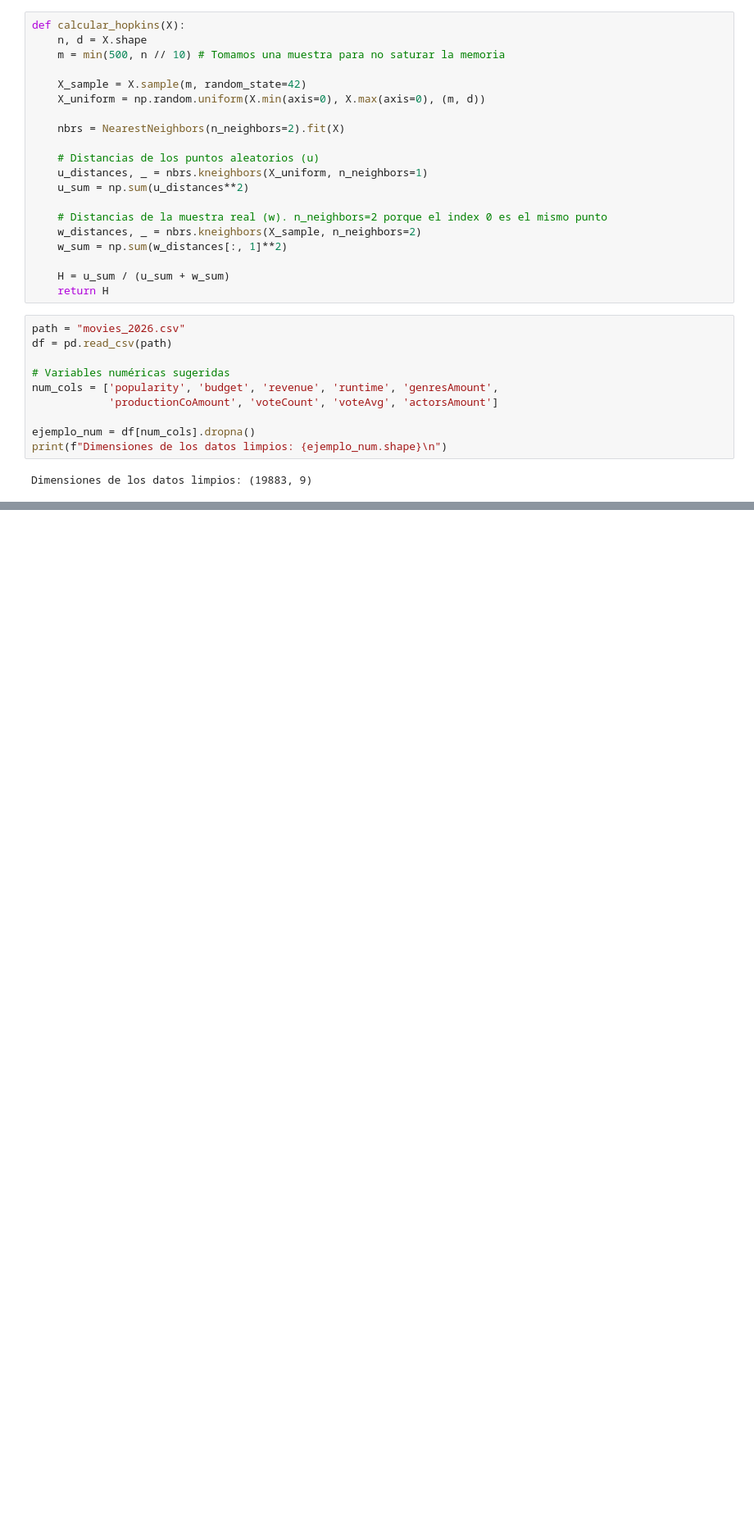
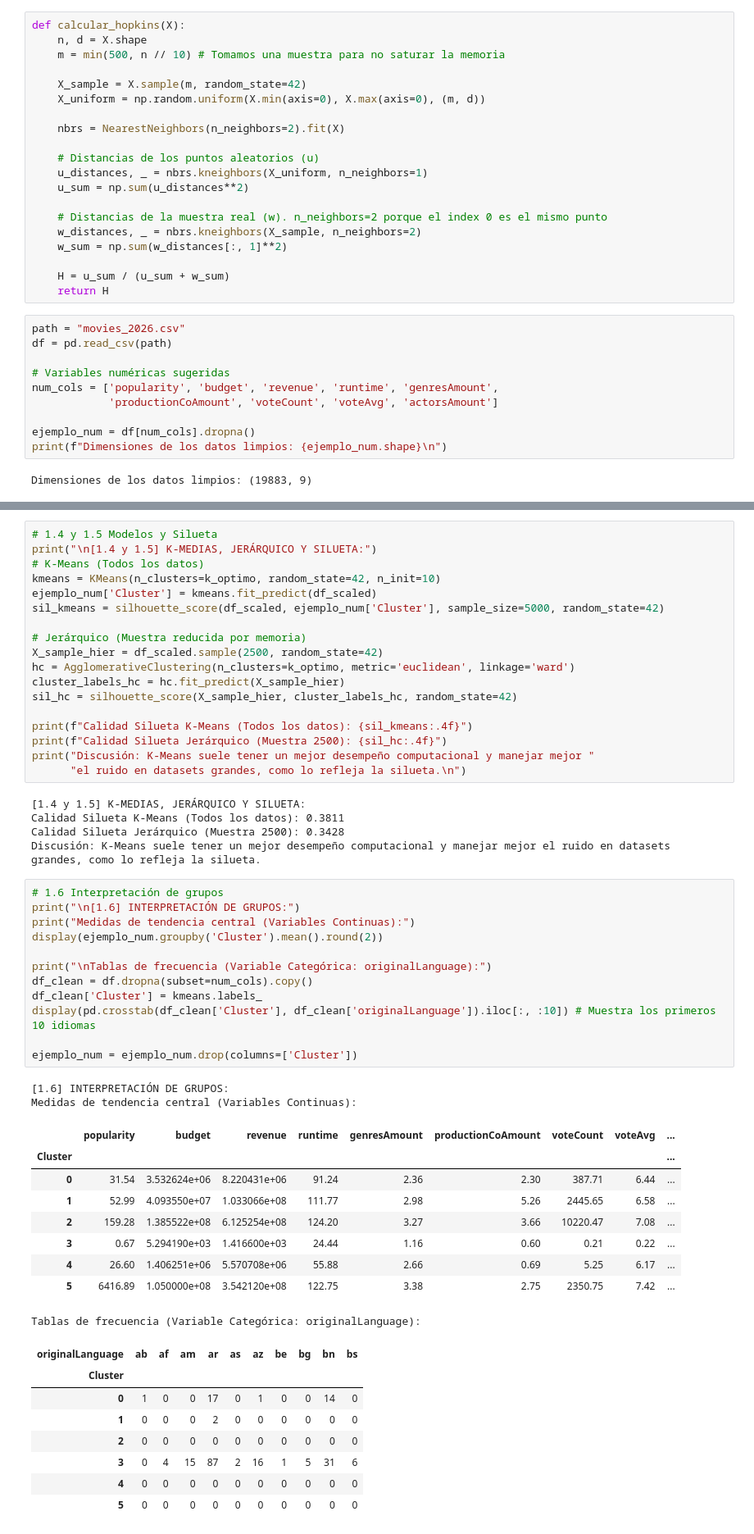
Before and after one commit to Palasuwu/Lab02Nosupervisado, a Jupyter notebook: Lab04.ipynb, the cells around one changed output, grey strips where cells are left out. Shown at 82% size. Saved outputs shown, nothing was run; the diff lists cells and outputs as text; blank space fills up the shorter version.

```diff
--- a/Lab04.ipynb
+++ b/Lab04.ipynb
@@ -48,0 +94,55 @@ Dimensiones de los datos limpios: (19883, 9)
+# %%
+# 1.4 y 1.5 Modelos y Silueta
+print("\n[1.4 y 1.5] K-MEDIAS, JERÁRQUICO Y SILUETA:")
+# K-Means (Todos los datos)
+kmeans = KMeans(n_clusters=k_optimo, random_state=42, n_init=10)
+ejemplo_num['Cluster'] = kmeans.fit_predict(df_scaled)
+sil_kmeans = silhouette_score(df_scaled, ejemplo_num['Cluster'], sample_size=5000, random_state=42)
+
+# Jerárquico (Muestra reducida por memoria)
+X_sample_hier = df_scaled.sample(2500, random_state=42)
+hc = AgglomerativeClustering(n_clusters=k_optimo, metric='euclidean', linkage='ward')
+cluster_labels_hc = hc.fit_predict(X_sample_hier)
+sil_hc = silhouette_score(X_sample_hier, cluster_labels_hc, random_state=42)
+
+print(f"Calidad Silueta K-Means (Todos los datos): {sil_kmeans:.4f}")
+print(f"Calidad Silueta Jerárquico (Muestra 2500): {sil_hc:.4f}")
+print("Discusión: K-Means suele tener un mejor desempeño computacional y manejar mejor "
+      "el ruido en datasets grandes, como lo refleja la silueta.\n")
+# %% [output]
+[1.4 y 1.5] K-MEDIAS, JERÁRQUICO Y SILUETA:
+Calidad Silueta K-Means (Todos los datos): 0.3811
+Calidad Silueta Jerárquico (Muestra 2500): 0.3428
+Discusión: K-Means suele tener un mejor desempeño computacional y manejar mejor el ruido en datasets grandes, como lo refleja la silueta.
+# %%
+# 1.6 Interpretación de grupos
+print("\n[1.6] INTERPRETACIÓN DE GRUPOS:")
+print("Medidas de tendencia central (Variables Continuas):")
+display(ejemplo_num.groupby('Cluster').mean().round(2))
+
+print("\nTablas de frecuencia (Variable Categórica: originalLanguage):")
+df_clean = df.dropna(subset=num_cols).copy()
+df_clean['Cluster'] = kmeans.labels_
+display(pd.crosstab(df_clean['Cluster'], df_clean['originalLanguage']).iloc[:, :10]) # Muestra los primeros 10 idiomas
+
+ejemplo_num = ejemplo_num.drop(columns=['Cluster'])
+# %% [output]
+[1.6] INTERPRETACIÓN DE GRUPOS:
+Medidas de tendencia central (Variables Continuas):
+|  | popularity | budget | revenue | runtime | genresAmount | productionCoAmount | voteCount | voteAvg | ... |
+| Cluster |  |  |  |  |  |  |  |  | ... |
+| 0 | 31.54 | 3.532624e+06 | 8.220431e+06 | 91.24 | 2.36 | 2.30 | 387.71 | 6.44 | ... |
+| 1 | 52.99 | 4.093550e+07 | 1.033066e+08 | 111.77 | 2.98 | 5.26 | 2445.65 | 6.58 | ... |
+| 2 | 159.28 | 1.385522e+08 | 6.125254e+08 | 124.20 | 3.27 | 3.66 | 10220.47 | 7.08 | ... |
+| 3 | 0.67 | 5.294190e+03 | 1.416600e+03 | 24.44 | 1.16 | 0.60 | 0.21 | 0.22 | ... |
+| 4 | 26.60 | 1.406251e+06 | 5.570708e+06 | 55.88 | 2.66 | 0.69 | 5.25 | 6.17 | ... |
+| 5 | 6416.89 | 1.050000e+08 | 3.542120e+08 | 122.75 | 3.38 | 2.75 | 2350.75 | 7.42 | ... |
+Tablas de frecuencia (Variable Categórica: originalLanguage):
+| originalLanguage | ab | af | am | ar | as | az | be | bg | bn | bs |
+| Cluster |  |  |  |  |  |  |  |  |  |  |
+| 0 | 1 | 0 | 0 | 17 | 0 | 1 | 0 | 0 | 14 | 0 |
+| 1 | 0 | 0 | 0 | 2 | 0 | 0 | 0 | 0 | 0 | 0 |
+| 2 | 0 | 0 | 0 | 0 | 0 | 0 | 0 | 0 | 0 | 0 |
+| 3 | 0 | 4 | 15 | 87 | 2 | 16 | 1 | 5 | 31 | 6 |
+| 4 | 0 | 0 | 0 | 0 | 0 | 0 | 0 | 0 | 0 | 0 |
+| 5 | 0 | 0 | 0 | 0 | 0 | 0 | 0 | 0 | 0 | 0 |
```
Also changed, not shown: parts of 3 cells of this notebook.
